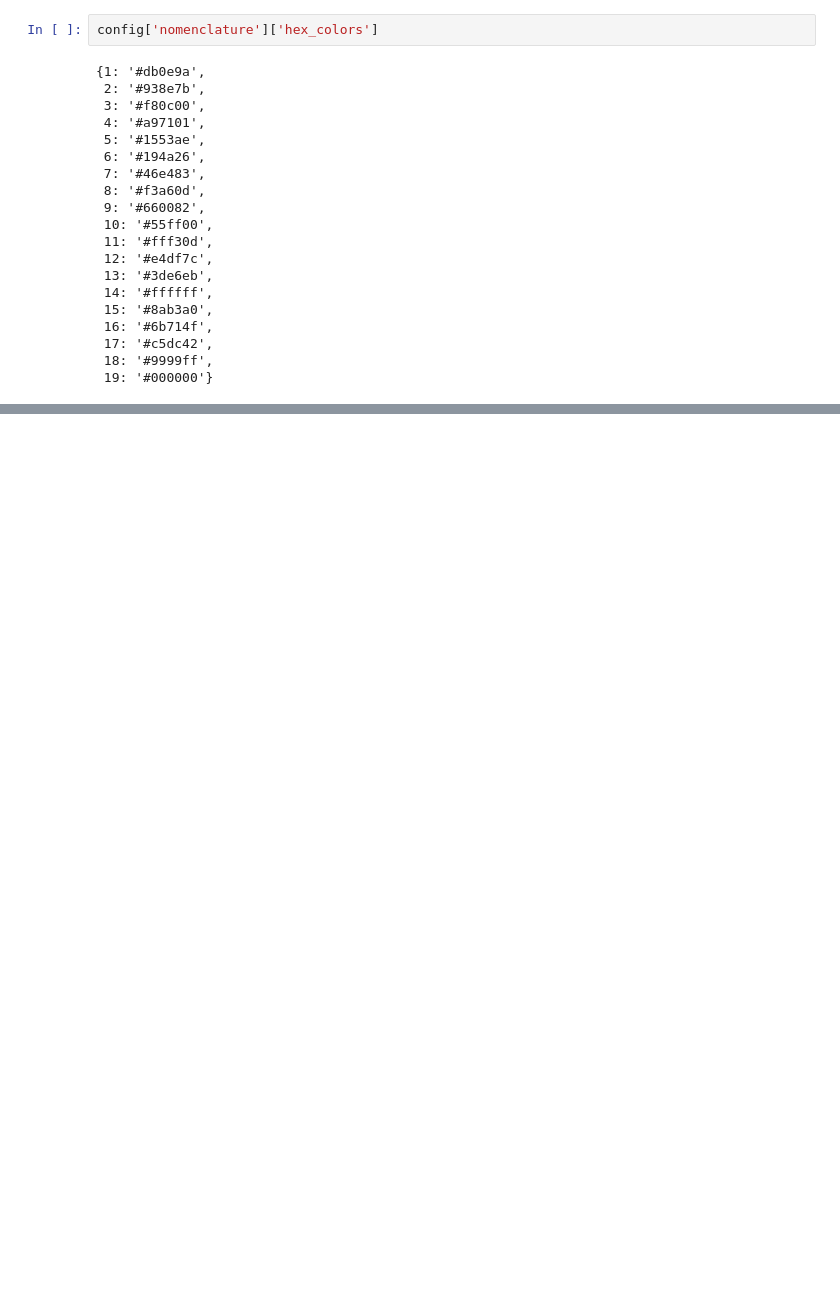
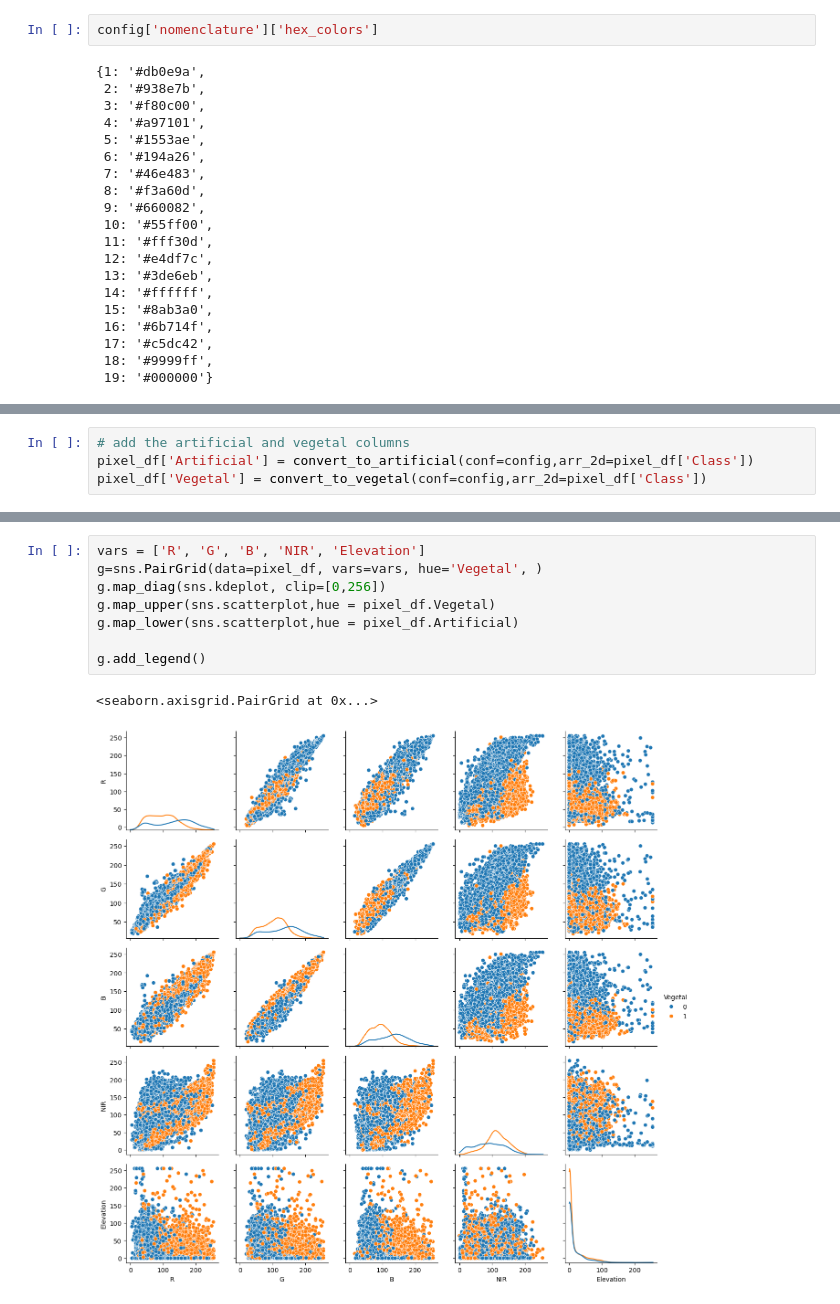
Before and after one commit to ChallengeDataTest/flairimages, a Jupyter notebook: src/explore.ipynb, the cells around one changed output, grey strips where cells are left out. Drawn from its saved outputs; the diff is of its cells as text; blank space fills up the shorter version.

```diff
--- a/src/explore.ipynb
+++ b/src/explore.ipynb
@@ -116,0 +219,4 @@ uint8
+# %%
+# add the artificial and vegetal columns
+pixel_df['Artificial'] = convert_to_artificial(conf=config,arr_2d=pixel_df['Class'])
+pixel_df['Vegetal'] = convert_to_vegetal(conf=config,arr_2d=pixel_df['Class'])
@@ -116,0 +278,11 @@ uint8
+# %%
+vars = ['R', 'G', 'B', 'NIR', 'Elevation']
+g=sns.PairGrid(data=pixel_df, vars=vars, hue='Vegetal', )
+g.map_diag(sns.kdeplot, clip=[0,256])
+g.map_upper(sns.scatterplot,hue = pixel_df.Vegetal)
+g.map_lower(sns.scatterplot,hue = pixel_df.Artificial)
+
+g.add_legend()
+# %% [output]
+<seaborn.axisgrid.PairGrid at 0x...>
+[figure, added]
```
Also changed, not shown: parts of 12 cells of this notebook, 6 other files.
